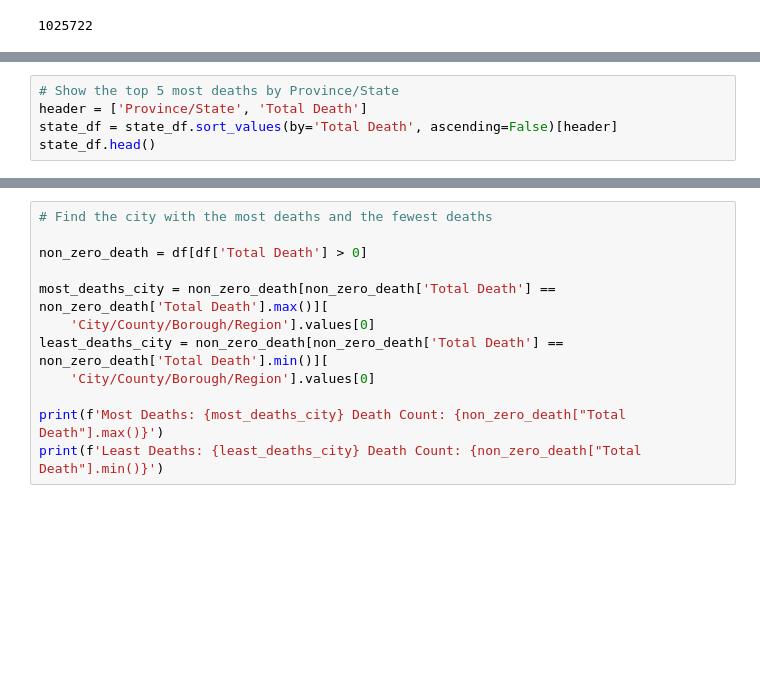
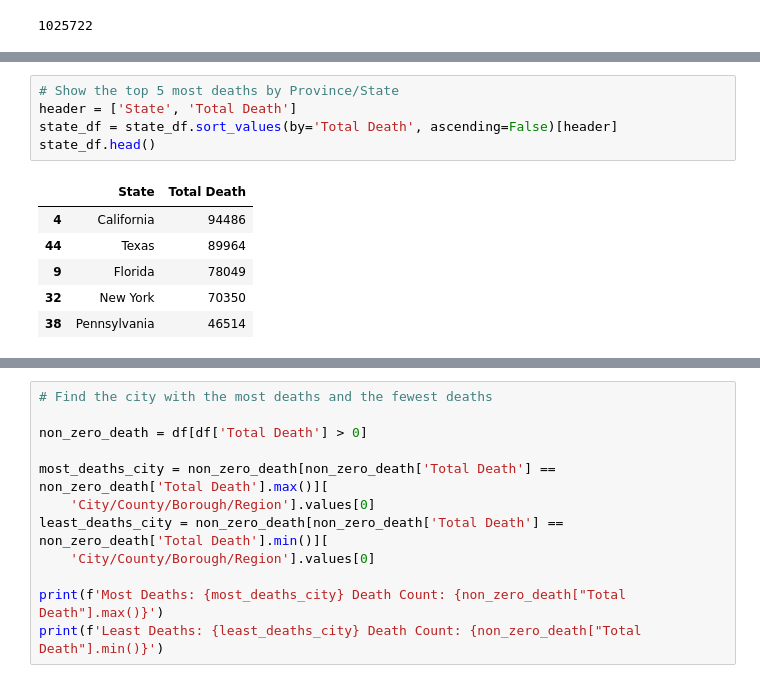
Before and after one commit to AppleBoiy/cs203-c19-analysis, a Jupyter notebook: code/preview/summarize.ipynb, the cells around one changed output, grey strips where cells are left out. Saved outputs shown, nothing was run; the diff lists cells and outputs as text; blank space fills up the shorter version.

```diff
--- a/code/preview/summarize.ipynb
+++ b/code/preview/summarize.ipynb
@@ -28,7 +37,14 @@ state_df.head()
 # %%
 # Show the top 5 most deaths by Province/State
-header = ['Province/State', 'Total Death']
+header = ['State', 'Total Death']
 state_df = state_df.sort_values(by='Total Death', ascending=False)[header]
 state_df.head()
+# %% [output]
+|  | State | Total Death |
+| 4 | California | 94486 |
+| 44 | Texas | 89964 |
+| 9 | Florida | 78049 |
+| 32 | New York | 70350 |
+| 38 | Pennsylvania | 46514 |
 # %%
 # how many Provinces/States are not having deaths?
```
Also changed, not shown: parts of 9 cells of this notebook, 10 other files.
